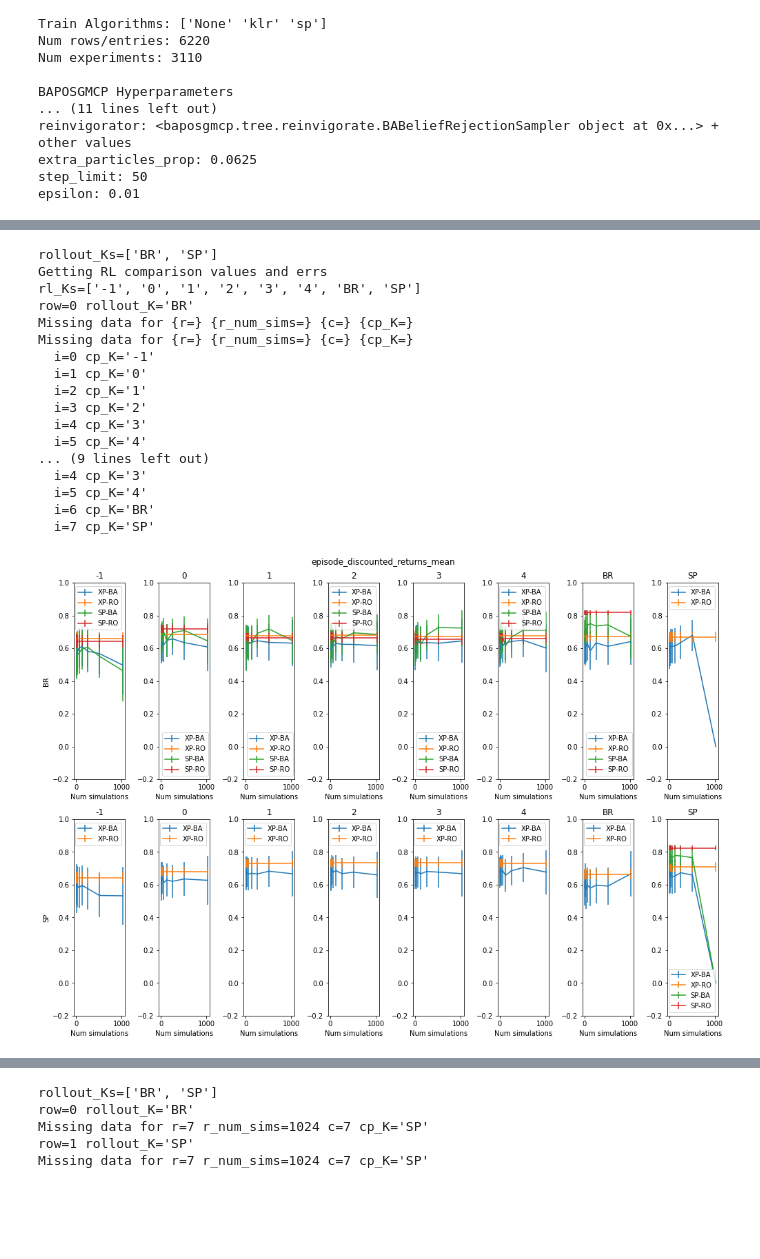
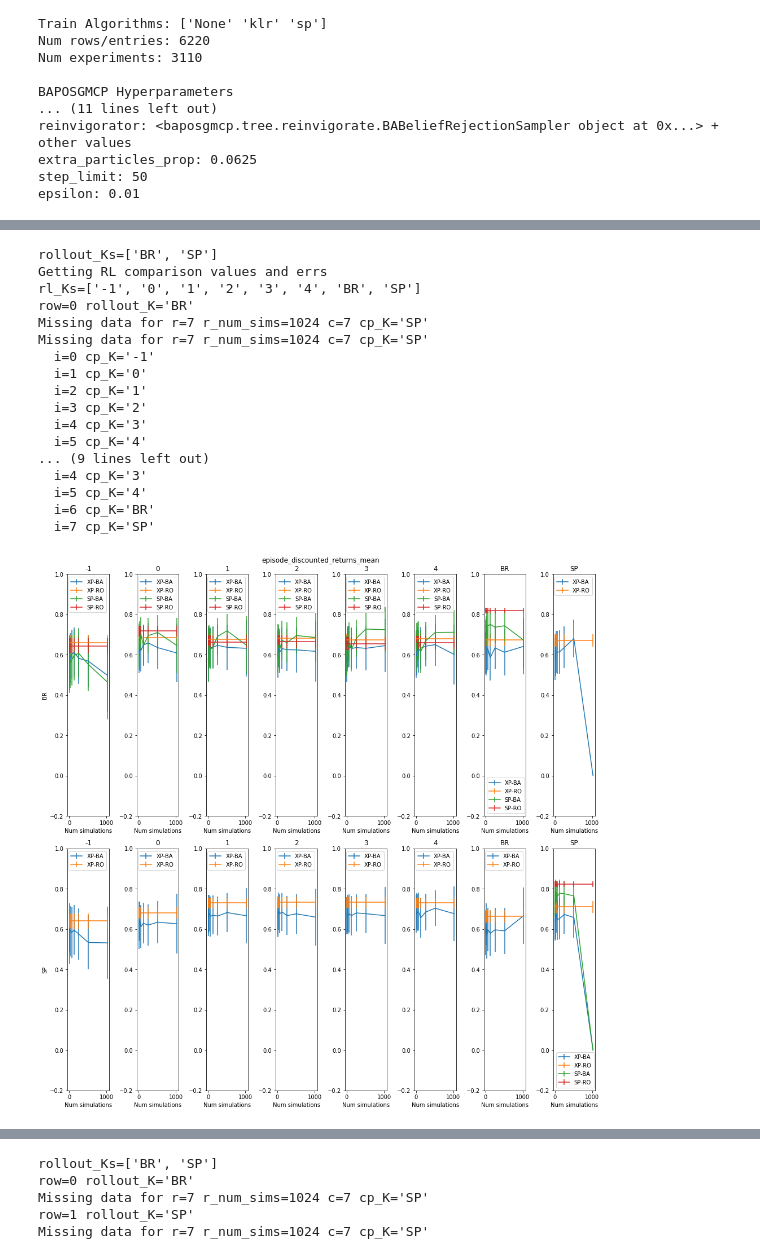
Before and after one commit to Jjschwartz/potmmcp, a Jupyter notebook: experiments/Driving/pairwise_analysis_v2.ipynb, the cells around one changed output, grey strips where cells are left out. Cells and saved outputs as stored; diff of their text form; code cells hidden in the pictures; blank space fills up the shorter version.

```diff
--- a/experiments/Driving/pairwise_analysis_v2.ipynb
+++ b/experiments/Driving/pairwise_analysis_v2.ipynb
@@ -902,7 +882,8 @@ def lineplot_ba_values_by_rollout_K(plot_df,
                                     include_rl_comparison: bool,
                                     plot_rl_df: Optional,
                                     vrange: Optional[Tuple[float, float]] = None,
-                                    figsize: Optional[Tuple[int, int]] = None):
+                                    figsize: Optional[Tuple[int, int]] = None,
+                                    save_fig: bool = False):
     """Plot different BA rollout policies self-play and cross-play values against
     num sims for different for the different co-player policies
     """
@@ -991,3 +972,5 @@ def lineplot_ba_values_by_rollout_K(plot_df,
 
     fig.suptitle(y_key)
     fig.tight_layout()
+    if save_fig:
+        fig.savefig(osp.join(exp_utils.EXP_BASE_DIR, "figures", f"{y_key}.png"))
@@ -1046,30 +1044,31 @@ The following shows performance of BAPOSGMCP for each co-player policy with erro
 # %%
 lineplot_ba_values_by_rollout_K(
     ba_df,
     y_key="episode_discounted_returns_mean",
     y_err_key="episode_discounted_returns_CI",
     include_rl_comparison=True,
     plot_rl_df=rl_df,
-    vrange=(-0.2, 1.0)
+    vrange=(-0.2, 1.0),
+    figsize=(14, 14)
 )
 plt.show()
 # %% [output]
 rollout_Ks=['BR', 'SP']
 Getting RL comparison values and errs
 rl_Ks=['-1', '0', '1', '2', '3', '4', 'BR', 'SP']
 row=0 rollout_K='BR'
-Missing data for {r=} {r_num_sims=} {c=} {cp_K=}
-Missing data for {r=} {r_num_sims=} {c=} {cp_K=}
+Missing data for r=7 r_num_sims=1024 c=7 cp_K='SP'
+Missing data for r=7 r_num_sims=1024 c=7 cp_K='SP'
   i=0 cp_K='-1'
   i=1 cp_K='0'
   i=2 cp_K='1'
   i=3 cp_K='2'
   i=4 cp_K='3'
   i=5 cp_K='4'
 ... (9 lines left out)
   i=4 cp_K='3'
   i=5 cp_K='4'
   i=6 cp_K='BR'
   i=7 cp_K='SP'
-[figure, old version]
+[figure, new version]
 # %% [markdown]
```
Also changed, not shown: parts of 22 cells of this notebook.
